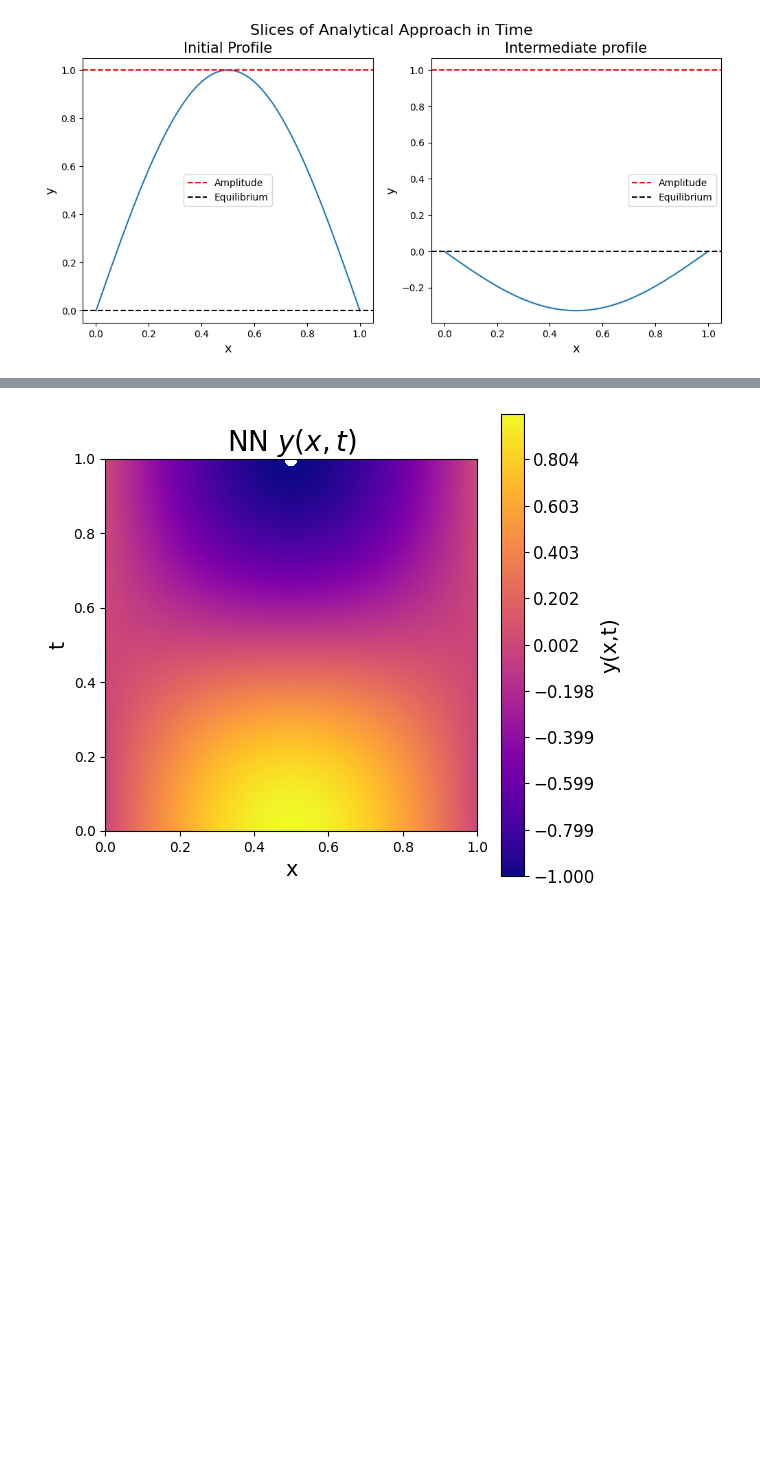
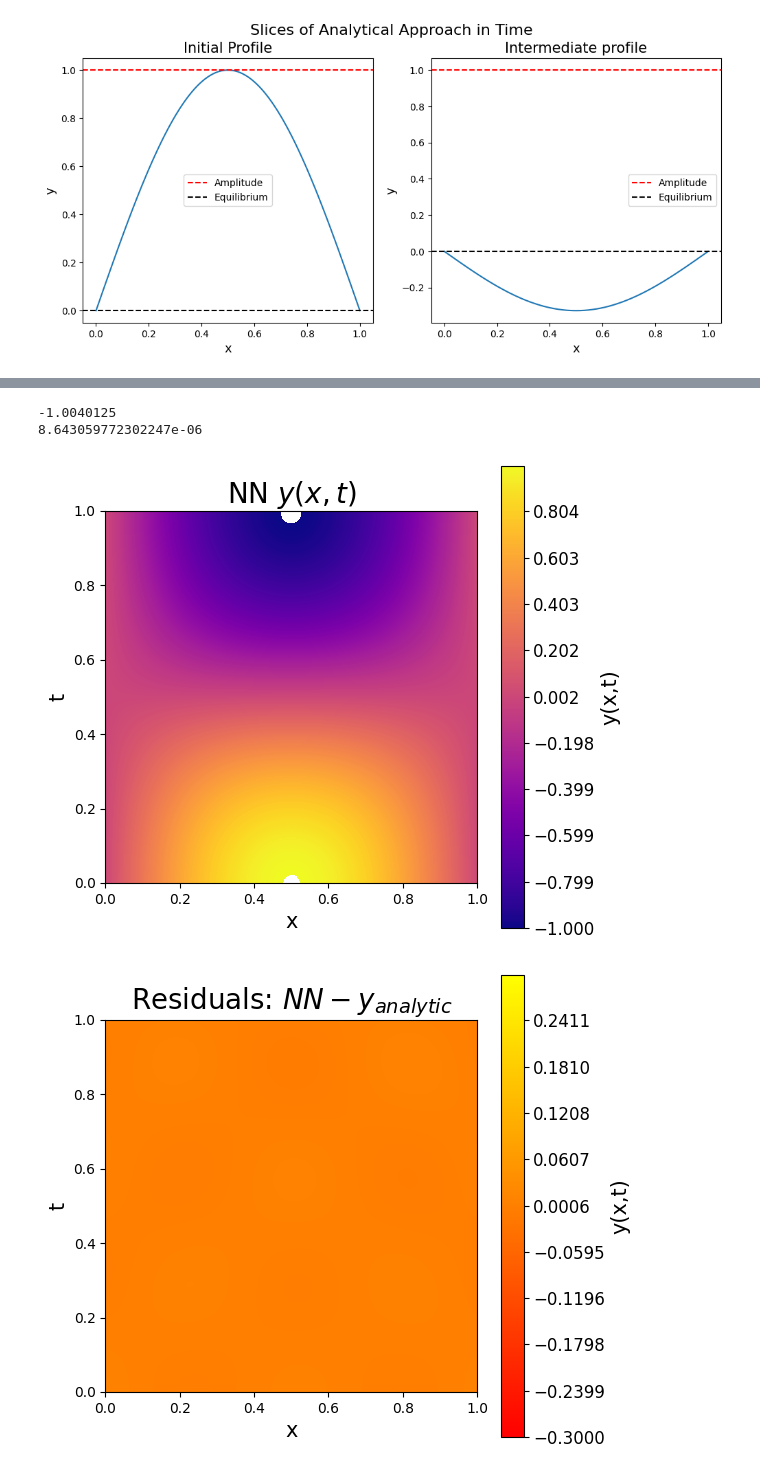
Before and after one commit to dakeerie/MSci-Project, a Jupyter notebook: y(x,t) Oscillator.ipynb, the cells around one changed output, grey strips where cells are left out. Cells and saved outputs as stored; diff of their text form; code cells hidden in the pictures; blank space fills up the shorter version.

```diff
--- a/y(x,t) Oscillator.ipynb
+++ b/y(x,t) Oscillator.ipynb
@@ -190,19 +190,35 @@ Epoch: 1000 / 10000. Total loss: 8.8564e-03,
 # %%
 y_nn = model(tx)
 y_nn = y_nn.reshape(100, -1).detach().numpy()
 y_nn = y_nn.transpose()
+print(np.min(y_nn))
+print(np.mean((y_nn - y_analytical)**2))
 
 plt.figure(figsize=(6, 6))
 plt.contourf(space, time, y_nn, levels=np.linspace(np.min(y_analytical),np.max(y_analytical),500), cmap=plt.cm.plasma)
 plt.xlabel('x', fontsize = 15)
 plt.ylabel('t', fontsize = 15)
 plt.title(r'NN $y(x,t)$', fontsize = 20)
 cbar=plt.colorbar()
 cbar.ax.tick_params(labelsize = 12)
 cbar.set_label(label='y(x,t)', size=15)
 ax = plt.gca()
 ax.set_aspect('equal', adjustable='box')
 
+plt.figure(figsize=(6, 6))
+plt.contourf(space, time, y_nn - y_analytical, levels=np.linspace(-0.3, 0.3, 500), cmap=plt.cm.autumn)
+plt.xlabel('x', fontsize = 15)
+plt.ylabel('t', fontsize = 15)
+plt.title(r'Residuals: $NN - y_{analytic}$', fontsize = 20)
+cbar=plt.colorbar()
+cbar.ax.tick_params(labelsize = 12)
+cbar.set_label(label='y(x,t)', size=15)
+ax = plt.gca()
+ax.set_aspect('equal', adjustable='box')
+
 plt.show()
 # %% [output]
+-1.0040125
+8.643059772302247e-06
-[figure, old version]
+[figure, new version]
+[figure, added]
```
Also changed, not shown: parts of 1 cell of this notebook.
